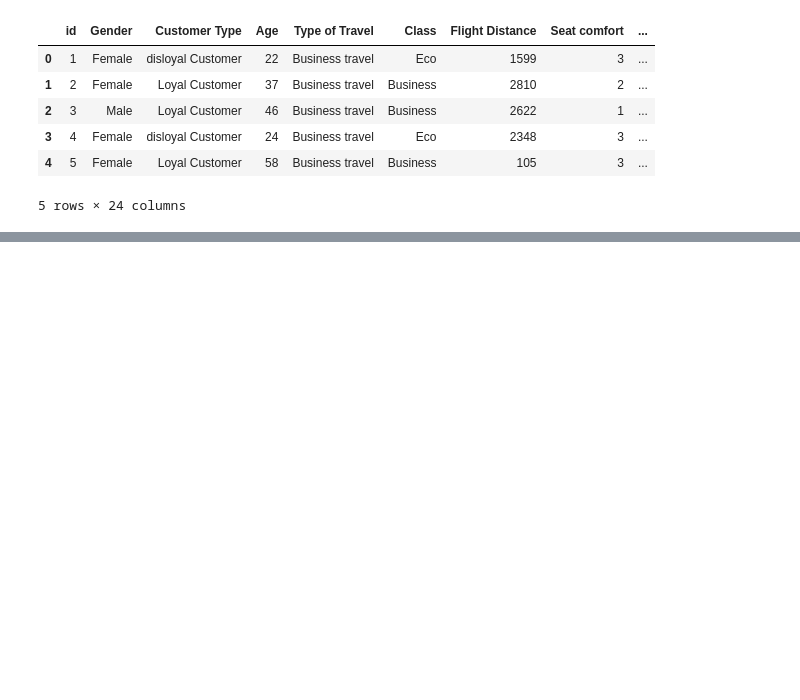
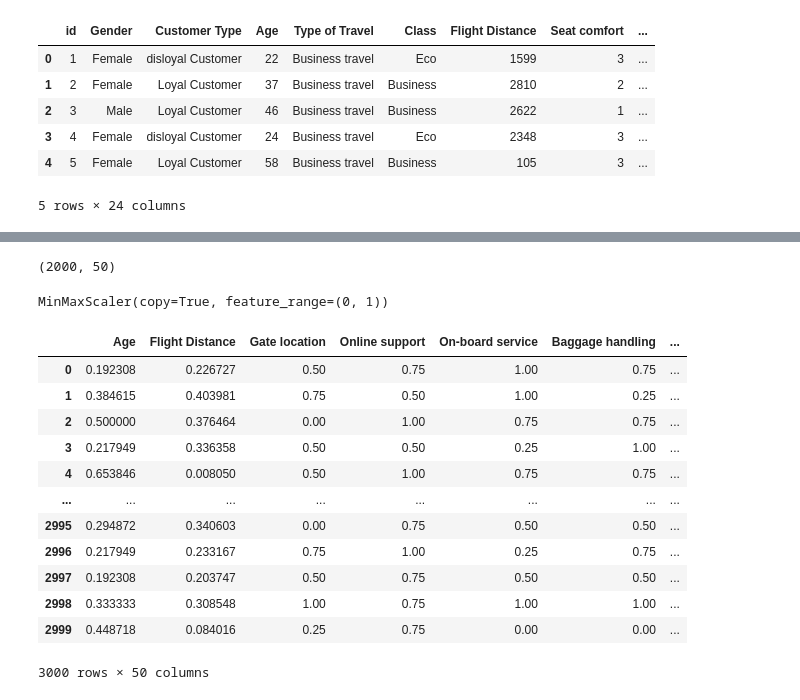
Before and after one commit to xoqja248/dacon_airline, a Jupyter notebook: Preprocessing.ipynb, the cells around one changed output, grey strips where cells are left out. Drawn from its saved outputs; the diff is of its cells as text; code cells hidden in the pictures; blank space fills up the shorter version.

```diff
--- a/Preprocessing.ipynb
+++ b/Preprocessing.ipynb
@@ -93,0 +92,4 @@ train
+# %%
+test.shape
+# %% [output]
+(2000, 50)
@@ -93,0 +101,6 @@ train
+# %%
+scaler = MinMaxScaler()
+scaler.fit(X_train)
+scaler.partial_fit(test)
+# %% [output]
+MinMaxScaler(copy=True, feature_range=(0, 1))
@@ -94,3 +110,19 @@ train
+# %%
+X_train
+# %% [output]
+|  | Age | Flight Distance | Gate location | Online support | On-board service | Baggage handling | ... |
+| 0 | 0.192308 | 0.226727 | 0.50 | 0.75 | 1.00 | 0.75 | ... |
+| 1 | 0.384615 | 0.403981 | 0.75 | 0.50 | 1.00 | 0.25 | ... |
+| 2 | 0.500000 | 0.376464 | 0.00 | 1.00 | 0.75 | 0.75 | ... |
+| 3 | 0.217949 | 0.336358 | 0.50 | 0.50 | 0.25 | 1.00 | ... |
+| 4 | 0.653846 | 0.008050 | 0.50 | 1.00 | 0.75 | 0.75 | ... |
+| ... | ... | ... | ... | ... | ... | ... | ... |
+| 2995 | 0.294872 | 0.340603 | 0.00 | 0.75 | 0.50 | 0.50 | ... |
+| 2996 | 0.217949 | 0.233167 | 0.75 | 1.00 | 0.25 | 0.75 | ... |
+| 2997 | 0.192308 | 0.203747 | 0.50 | 0.75 | 0.50 | 0.50 | ... |
+| 2998 | 0.333333 | 0.308548 | 1.00 | 0.75 | 1.00 | 1.00 | ... |
+| 2999 | 0.448718 | 0.084016 | 0.25 | 0.75 | 0.00 | 0.00 | ... |
+3000 rows × 50 columns
 # %%
 test
 # %% [output]
```
Also changed, not shown: parts of 10 cells of this notebook.
